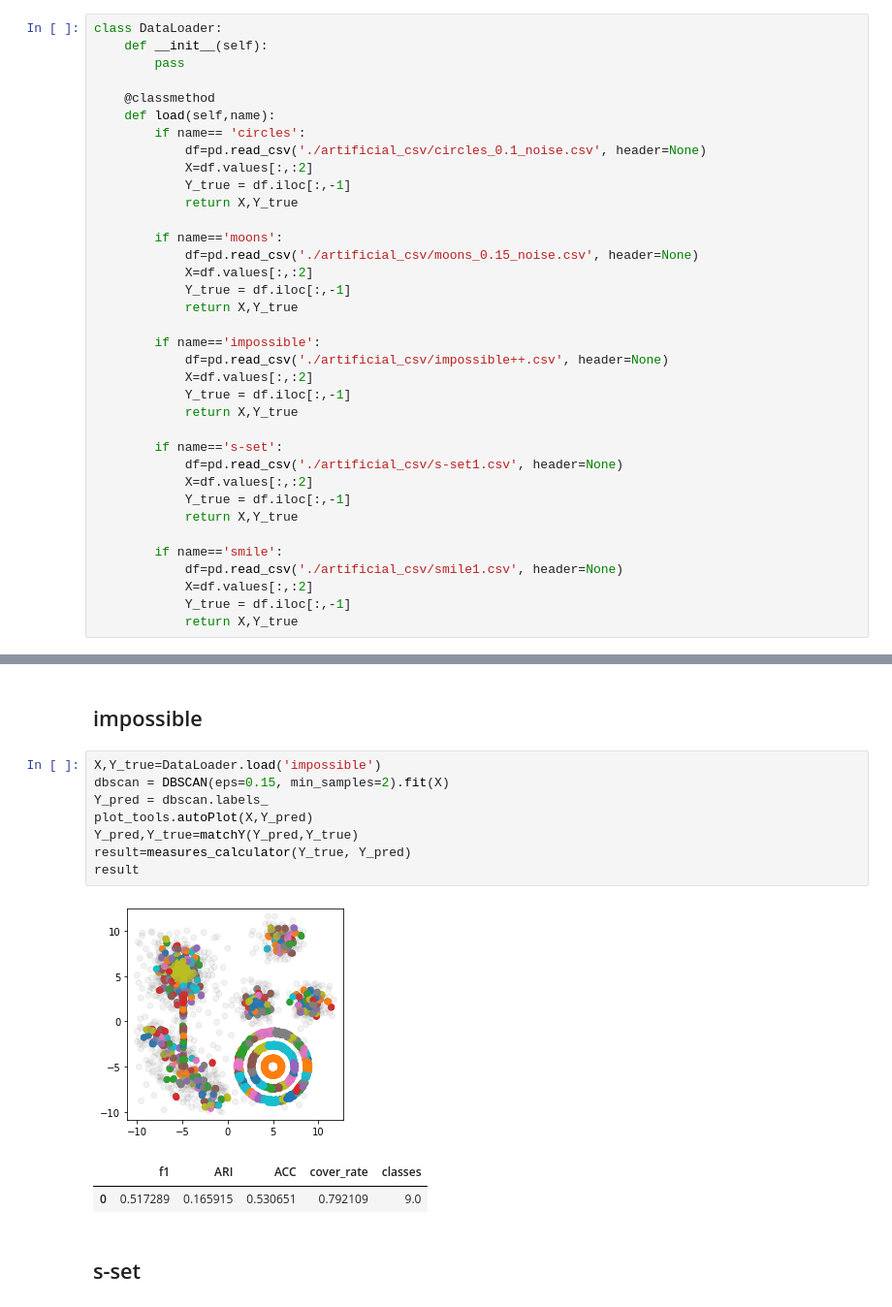
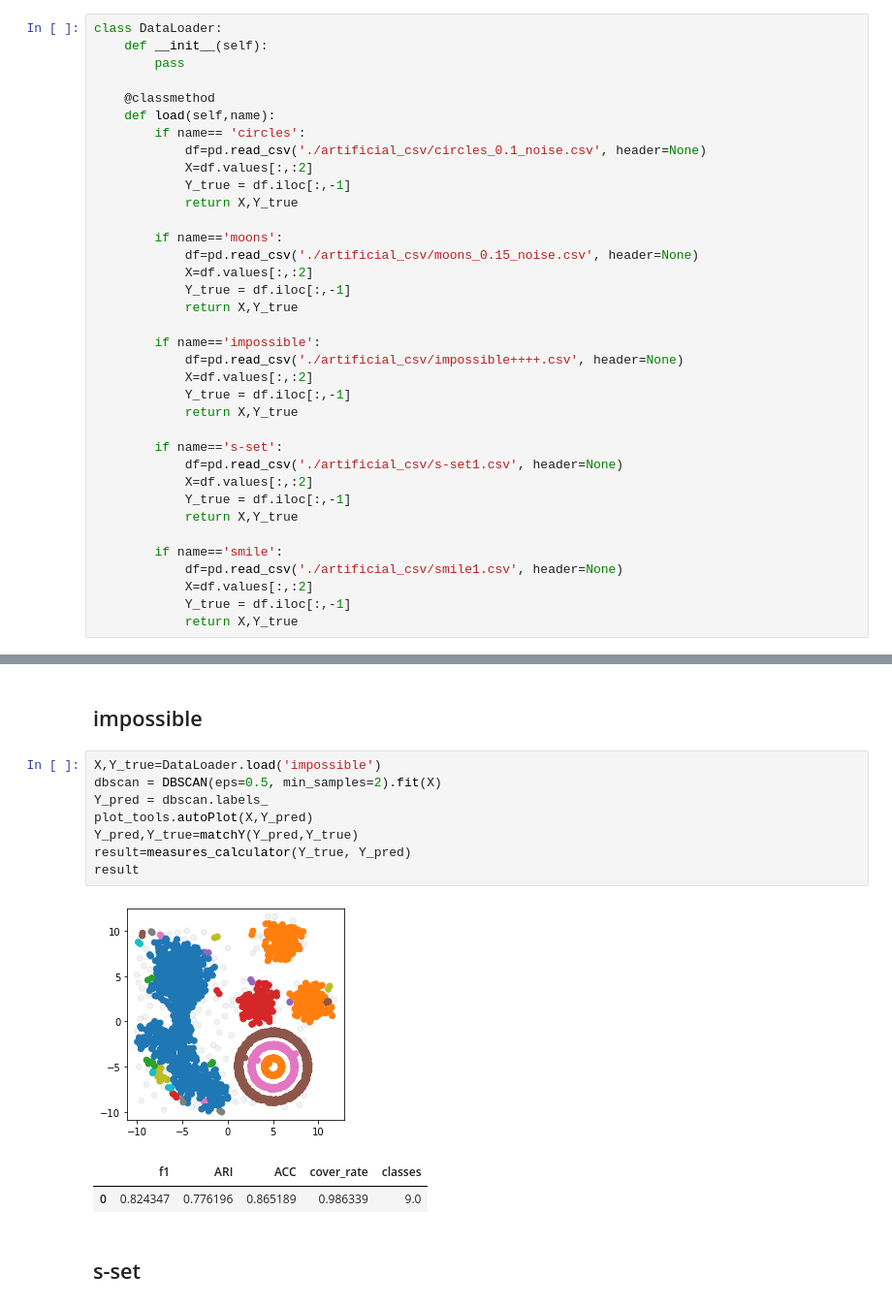
Before and after one commit to gaozhangyang/GIT, a Jupyter notebook: ex1_toy/experiments_toydata.ipynb, the cells around one changed output, grey strips where cells are left out. Shown at 97% size. Drawn from its saved outputs; the diff is of its cells as text.

```diff
--- a/ex1_toy/experiments_toydata.ipynb
+++ b/ex1_toy/experiments_toydata.ipynb
@@ -35,7 +35,7 @@ class DataLoader:
             return X,Y_true
 
         if name=='impossible':
-            df=pd.read_csv('./artificial_csv/impossible++.csv', header=None)
+            df=pd.read_csv('./artificial_csv/impossible++++.csv', header=None)
             X=df.values[:,:2]
             Y_true = df.iloc[:,-1]
             return X,Y_true
@@ -277,16 +277,16 @@ result
 ## impossible
 # %%
 X,Y_true=DataLoader.load('impossible')
-dbscan = DBSCAN(eps=0.15, min_samples=2).fit(X)
+dbscan = DBSCAN(eps=0.5, min_samples=2).fit(X)
 Y_pred = dbscan.labels_
 plot_tools.autoPlot(X,Y_pred)
 Y_pred,Y_true=matchY(Y_pred,Y_true)
 result=measures_calculator(Y_true, Y_pred)
 result
 # %% [output]
-[figure, old version]
+[figure, new version]
 |  | f1 | ARI | ACC | cover_rate | classes |
-| 0 | 0.517289 | 0.165915 | 0.530651 | 0.792109 | 9.0 |
+| 0 | 0.824347 | 0.776196 | 0.865189 | 0.986339 | 9.0 |
 # %% [markdown]
 ## s-set
 # %%
```
Also changed, not shown: parts of 8 cells of this notebook.
